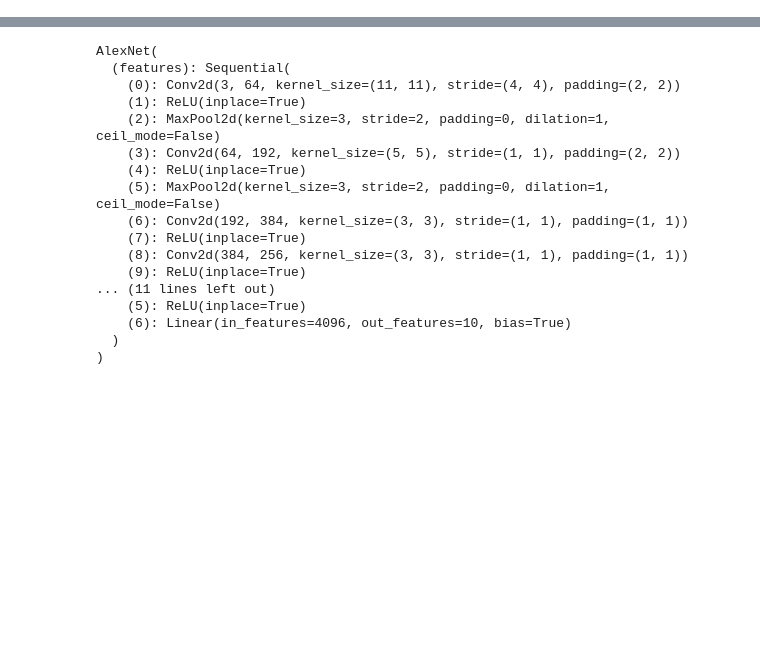
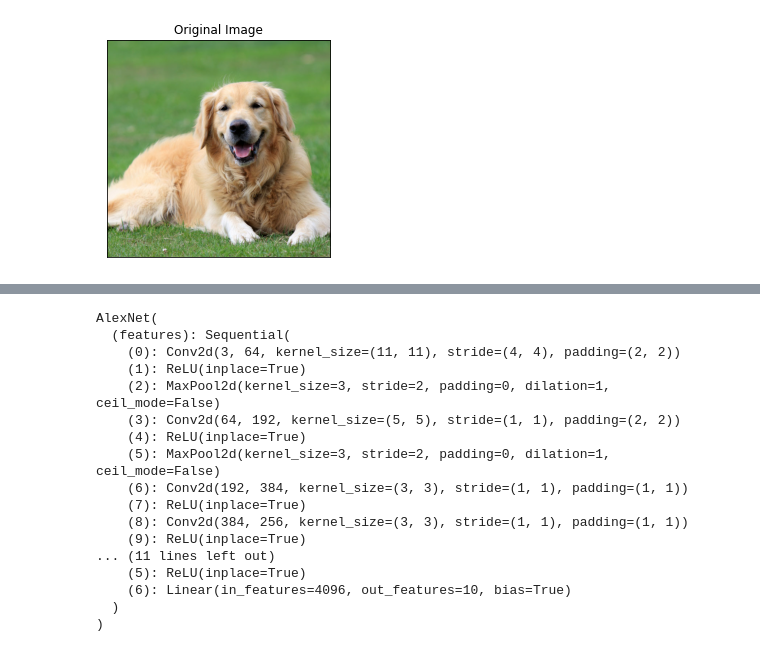
Before and after one commit to willfurtado/cs182demo, a Jupyter notebook: main.ipynb, the cells around one changed output, grey strips where cells are left out. Cells and saved outputs as stored; diff of their text form; code cells hidden in the pictures; blank space fills up the shorter version.

```diff
--- a/main.ipynb
+++ b/main.ipynb
@@ -22,0 +63,13 @@ Let us utilize the AlexNet architecture. The AlexNet architecture consists of fi
+# %%
+# Read in image as NumPy array
+dog = plt.imread("dog.jpg")
+
+# Convert NumPy array to Tensor
+dog = torch.from_numpy(dog)
+
+plt.imshow(dog)
+plt.xticks([])
+plt.yticks([])
+plt.title("Original Image");
+# %% [output]
+[figure, added]
```
Also changed, not shown: parts of 32 cells of this notebook, 4 other files.
